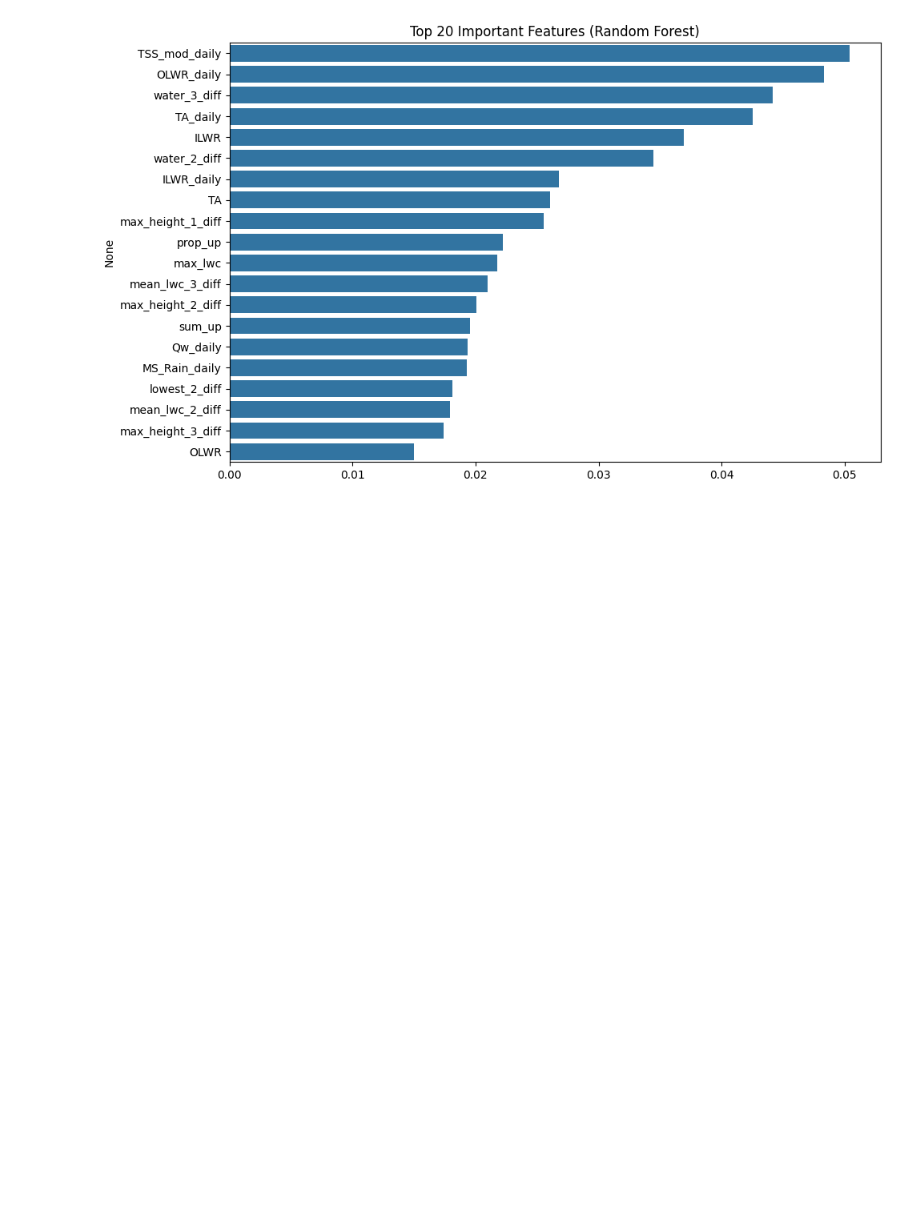
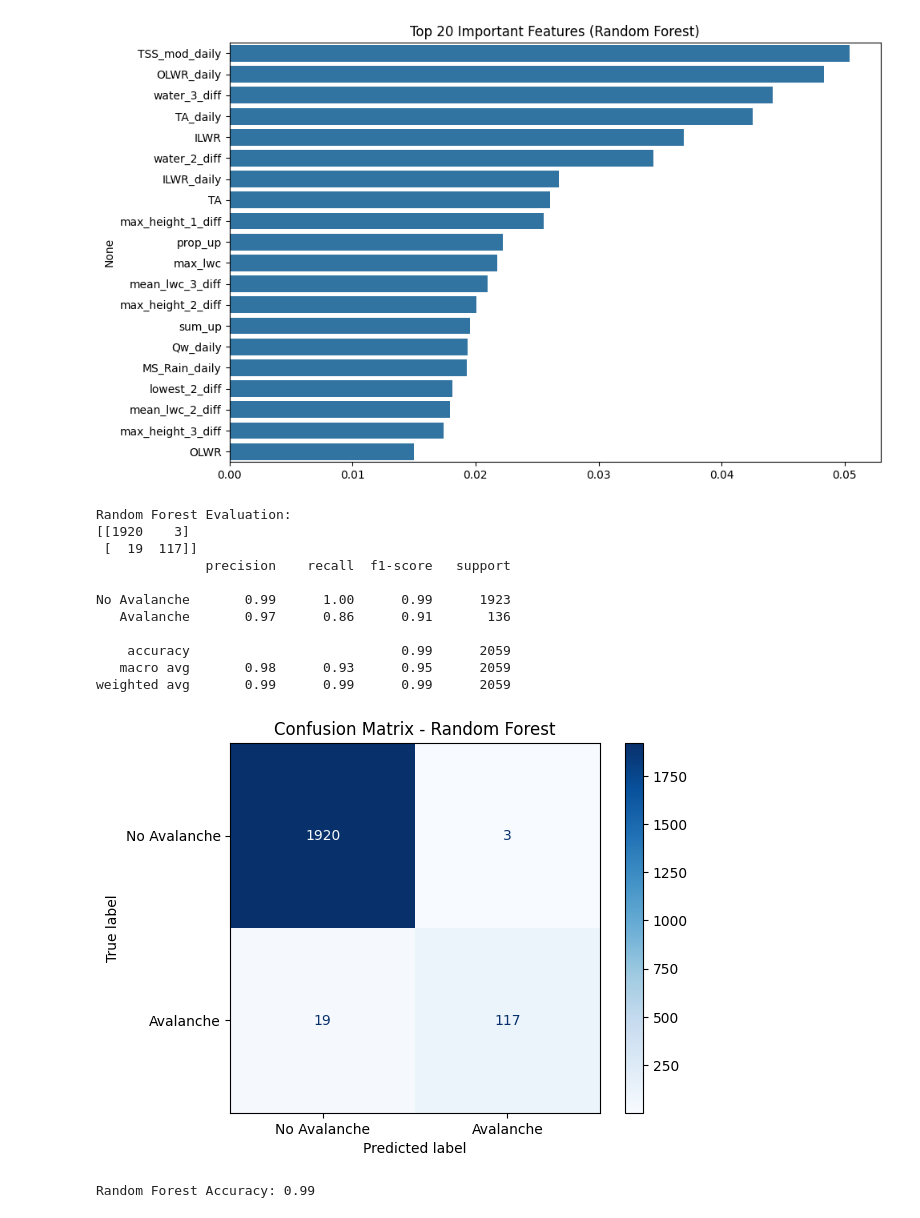
Before and after one commit to IlyaYakushevskiy/avalanche_sat, a Jupyter notebook: Exploratory Data Analysis/RandomForest_DecisionTree.ipynb, the cells around one changed output. Cells and saved outputs as stored; diff of their text form; code cells hidden in the pictures; blank space fills up the shorter version.

```diff
--- a/Exploratory Data Analysis/RandomForest_DecisionTree.ipynb
+++ b/Exploratory Data Analysis/RandomForest_DecisionTree.ipynb
@@ -134,2 +157,52 @@ plt.show()
 # %% [output]
 [figure]
+# %%
+# Predict with Random Forest
+#Predicts avalanche (1) or no avalanche (0) on the test set
+y_pred_rf = clf_rf.predict(X_test_scaled)
+
+# Evaluate Random Forest
+print("Random Forest Evaluation:")
+cm_rf = confusion_matrix(y_test, y_pred_rf)
+print(cm_rf)
+print(classification_report(y_test, y_pred_rf, target_names=["No Avalanche", "Avalanche"]))
+
+#True Negatives (TN): 1920 → Correctly predicted no avalanche
+#False Positives (FP): 3 → Predicted avalanche, but none happened
+#False Negatives (FN): 19 → Predicted no avalanche, but avalanche happened (NOT GOOD)
+#True Positives (TP): 117 → Correctly predicted avalanche
+
+# Confusion Matrix Display
+disp_rf = ConfusionMatrixDisplay(confusion_matrix=cm_rf, display_labels=["No Avalanche", "Avalanche"])
+disp_rf.plot(cmap="Blues")
+plt.title("Confusion Matrix - Random Forest")
+plt.show()
+
+#Precision (Avalanche): 0.97
+#97% of predicted avalanches were real.
+
+# Recall (Avalanche): 0.86
+# 86% of actual avalanches were detected (only 14% missed).
+
+# F1 Score (Avalanche): 0.91
+# Very strong harmonic mean of precision & recall.
+
+# Overall Accuracy: 0.99 (amazing — but secondary to look at for risk prediction)
+
+# Accuracy
+accuracy_rf = clf_rf.score(X_test_scaled, y_test)
+print(f"Random Forest Accuracy: {accuracy_rf:.2f}")
+# %% [output]
+Random Forest Evaluation:
+[[1920    3]
+ [  19  117]]
+              precision    recall  f1-score   support
+
+No Avalanche       0.99      1.00      0.99      1923
+   Avalanche       0.97      0.86      0.91       136
+
+    accuracy                           0.99      2059
+   macro avg       0.98      0.93      0.95      2059
+weighted avg       0.99      0.99      0.99      2059
+[figure, added]
+Random Forest Accuracy: 0.99
```
Also changed, not shown: parts of 9 cells of this notebook.
